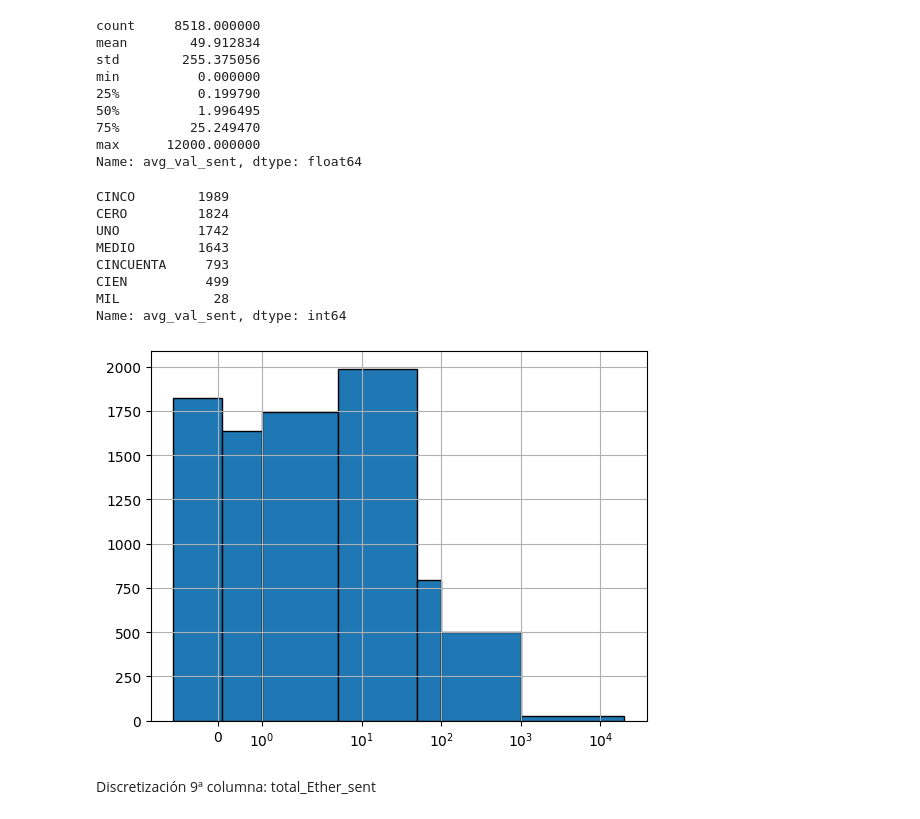
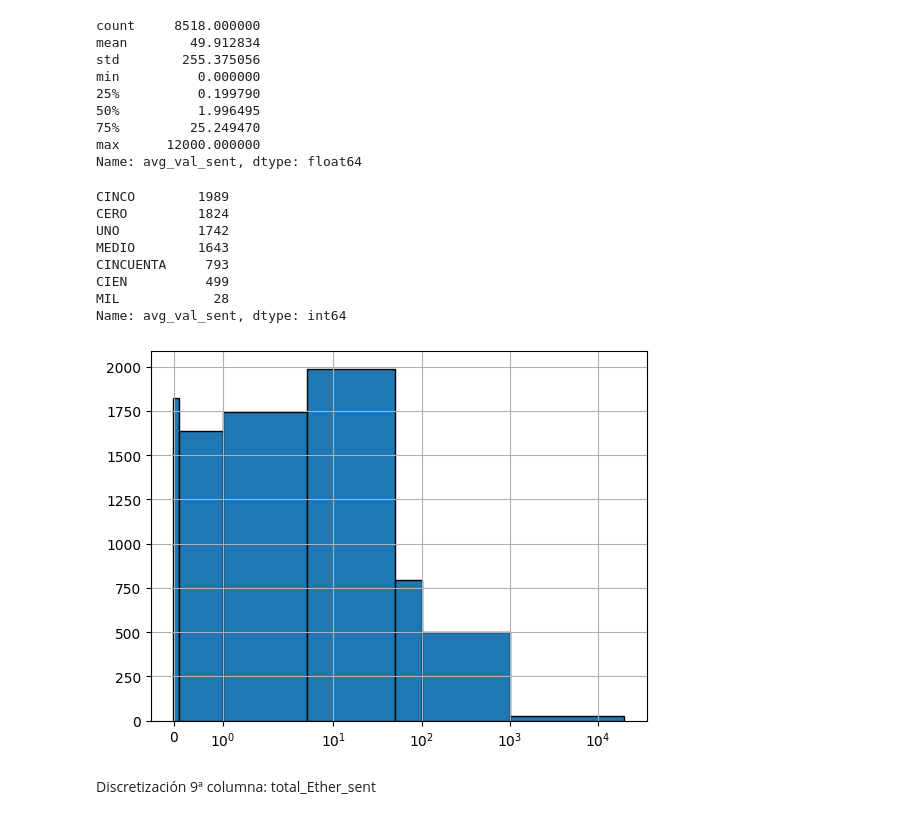
Before and after one commit to docampo99/Fraud_Detection_with_AI, a Jupyter notebook: Ethereum.ipynb, the cells around one changed output. Saved outputs shown, nothing was run; the diff lists cells and outputs as text; code cells hidden in the pictures.

```diff
--- a/Ethereum.ipynb
+++ b/Ethereum.ipynb
@@ -646,22 +661,22 @@ max      12000.000000
 Name: avg_val_sent, dtype: float64
 # %%
 #create an histogram of column 9
-bins=[-1,0.1,1,5,50,100,1000,20000]
+bins=[-0.01,0.1,1,5,50,100,1000,20000]
 plt.xscale('symlog')
 df[columns[9]].hist(bins=bins, align='mid',edgecolor='black')
 #discretiza los valores de la columna en, los iguales a 0,0.1,1,5,50,100,1000,20000
 df[columns[9]] = pd.cut(df[columns[9]], bins=bins, labels=["CERO","MEDIO","UNO","CINCO", "CINCUENTA","CIEN","MIL"])
 print(df[columns[9]].value_counts())
 # %% [output]
 CINCO        1989
 CERO         1824
 UNO          1742
 MEDIO        1643
 CINCUENTA     793
 CIEN          499
 MIL            28
 Name: avg_val_sent, dtype: int64
-[figure, old version]
+[figure, new version]
 # %% [markdown]
 Discretización 9ª columna: total_Ether_sent
 # %%
```
Also changed, not shown: parts of 22 cells of this notebook, 1 other file.
